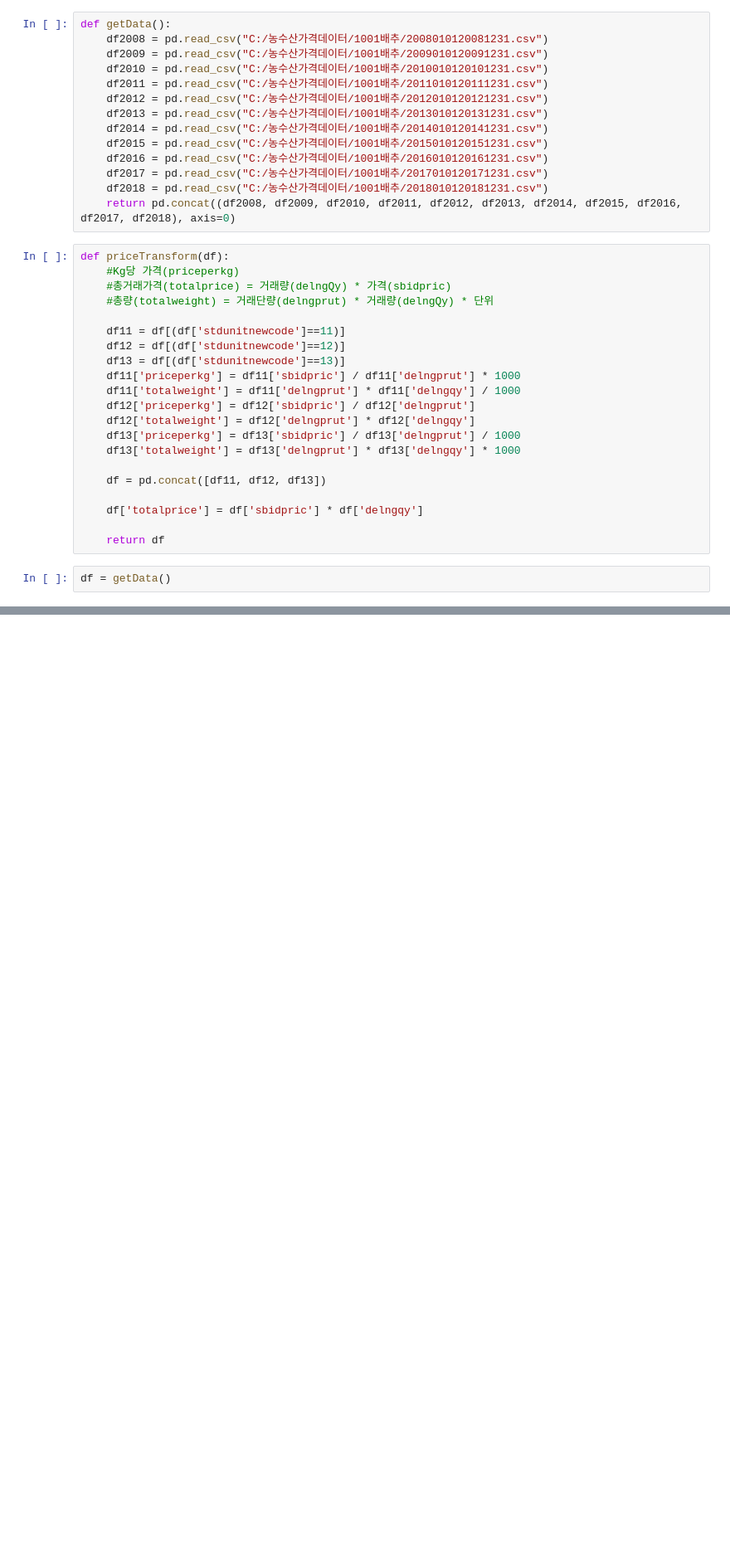
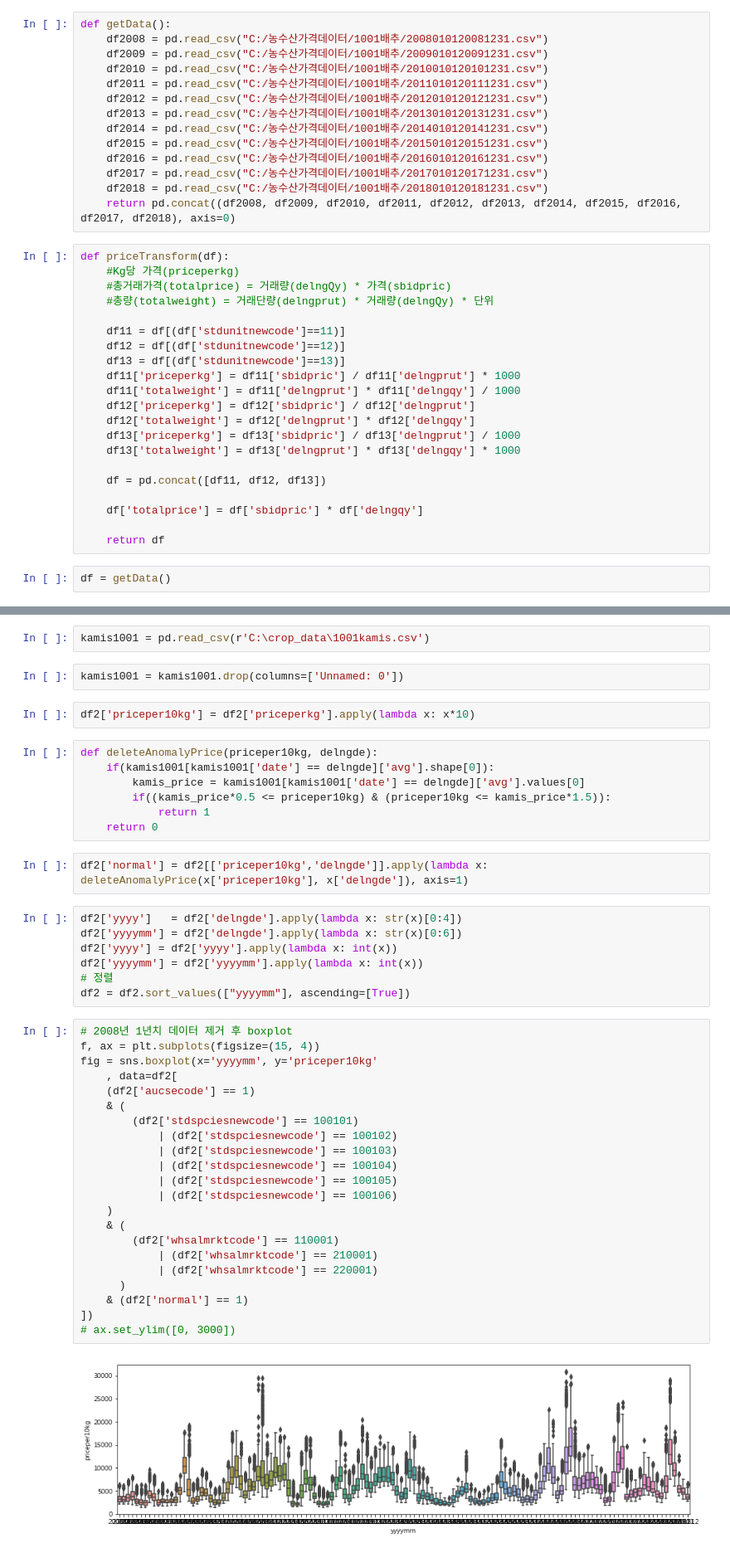
Before and after one commit to ahnjehoon/crop-price-predict, a Jupyter notebook: 가공 및 EDA/1. 배추(가공후) EDA.ipynb, the cells around one changed output, grey strips where cells are left out. Shown at 83% size. Saved outputs shown, nothing was run; the diff lists cells and outputs as text; blank space fills up the shorter version.

```diff
--- a/가공 및 EDA/1. 배추(가공후) EDA.ipynb
+++ b/가공 및 EDA/1. 배추(가공후) EDA.ipynb
@@ -251,0 +69,46 @@ mean_of_month_1 =
+# %%
+kamis1001 = pd.read_csv(r'C:\crop_data\1001kamis.csv')
+# %%
+kamis1001 = kamis1001.drop(columns=['Unnamed: 0'])
+# %%
+df2['priceper10kg'] = df2['priceperkg'].apply(lambda x: x*10)
+# %%
+def deleteAnomalyPrice(priceper10kg, delngde):
+    if(kamis1001[kamis1001['date'] == delngde]['avg'].shape[0]):
+        kamis_price = kamis1001[kamis1001['date'] == delngde]['avg'].values[0]
+        if((kamis_price*0.5 <= priceper10kg) & (priceper10kg <= kamis_price*1.5)):
+            return 1
+    return 0
+# %%
+df2['normal'] = df2[['priceper10kg','delngde']].apply(lambda x: deleteAnomalyPrice(x['priceper10kg'], x['delngde']), axis=1)
+# %%
+df2['yyyy']   = df2['delngde'].apply(lambda x: str(x)[0:4])
+df2['yyyymm'] = df2['delngde'].apply(lambda x: str(x)[0:6])
+df2['yyyy'] = df2['yyyy'].apply(lambda x: int(x))
+df2['yyyymm'] = df2['yyyymm'].apply(lambda x: int(x))
+# 정렬
+df2 = df2.sort_values(["yyyymm"], ascending=[True])
+# %%
+# 2008년 1년치 데이터 제거 후 boxplot
+f, ax = plt.subplots(figsize=(15, 4))
+fig = sns.boxplot(x='yyyymm', y='priceper10kg'
+    , data=df2[
+    (df2['aucsecode'] == 1)
+    & (
+        (df2['stdspciesnewcode'] == 100101)
+            | (df2['stdspciesnewcode'] == 100102)
+            | (df2['stdspciesnewcode'] == 100103)
+            | (df2['stdspciesnewcode'] == 100104)
+            | (df2['stdspciesnewcode'] == 100105)
+            | (df2['stdspciesnewcode'] == 100106)
+    )
+    & (
+        (df2['whsalmrktcode'] == 110001)
+            | (df2['whsalmrktcode'] == 210001)
+            | (df2['whsalmrktcode'] == 220001)
+      )
+    & (df2['normal'] == 1)
+])
+# ax.set_ylim([0, 3000])
+# %% [output]
+[figure, added]
```
Also changed, not shown: parts of 69 cells of this notebook, 1 other file.
